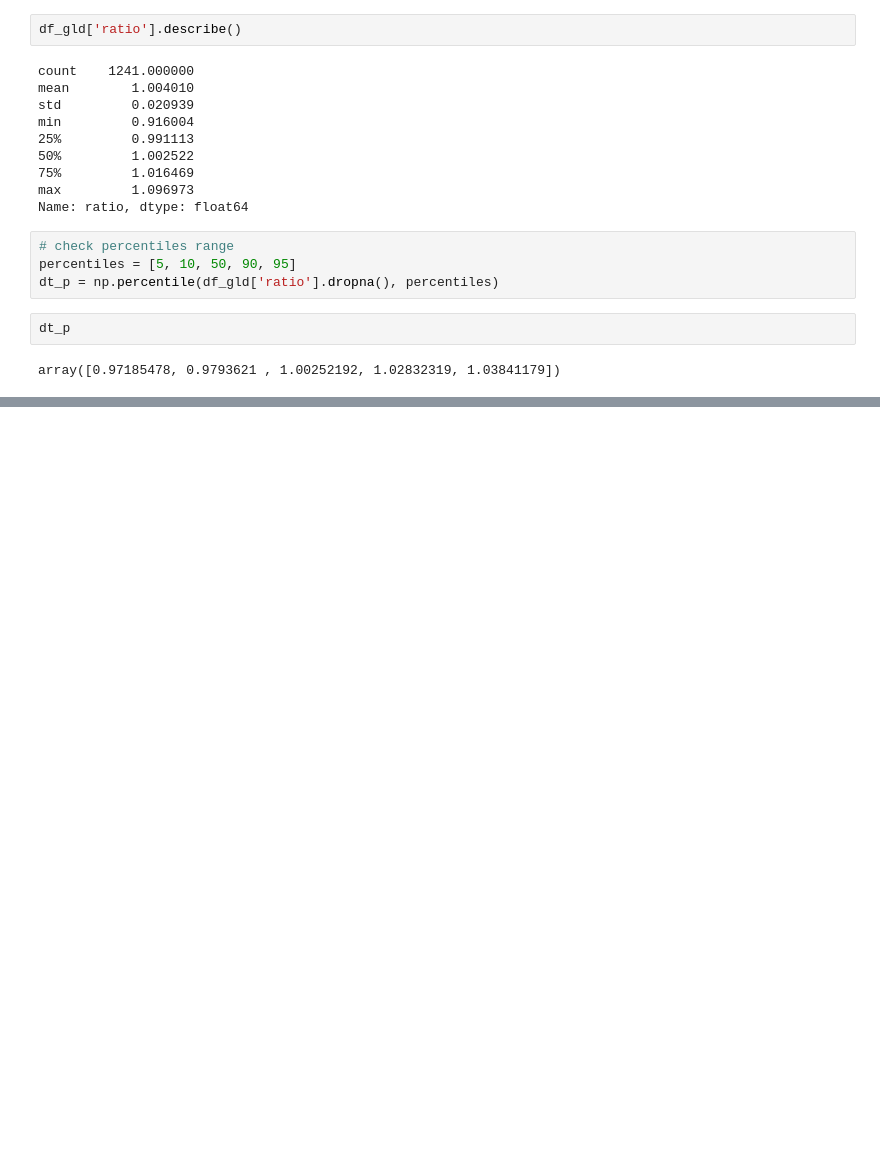
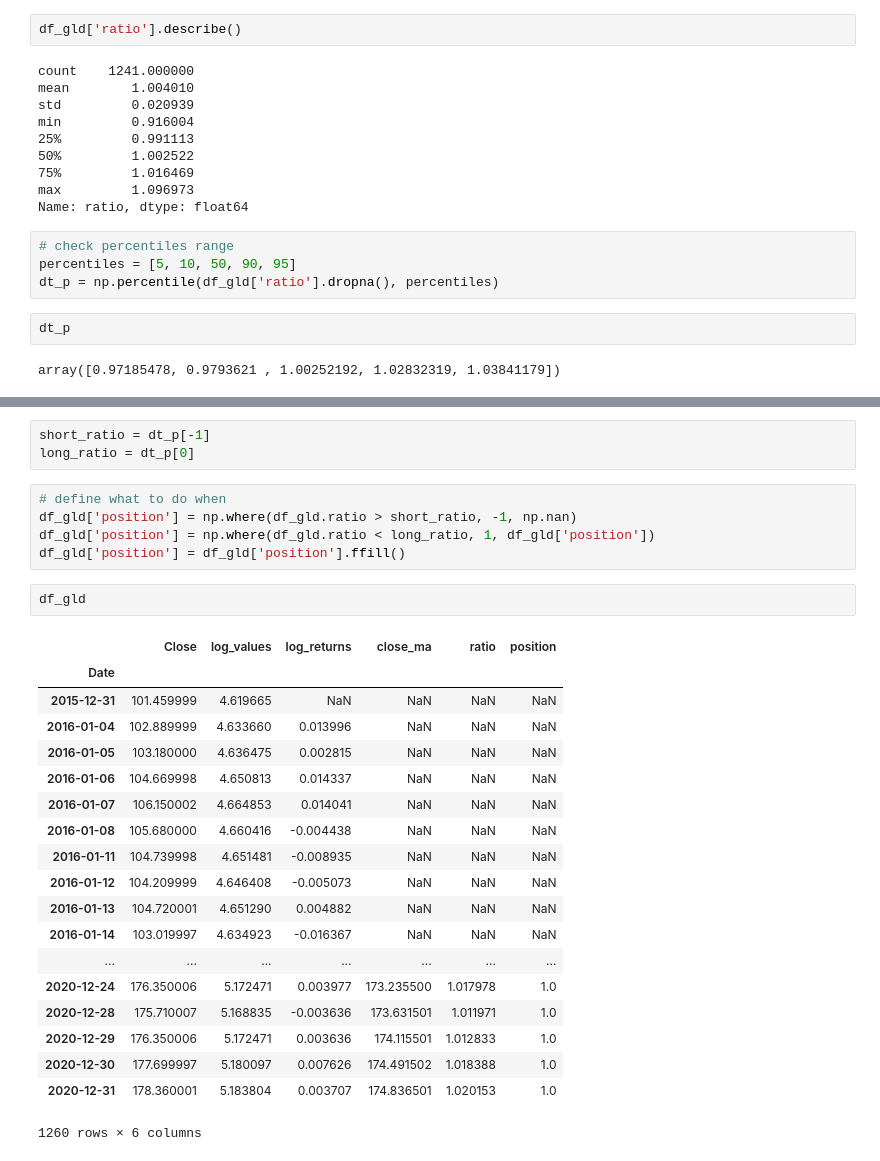
Before and after one commit to Karanpalshekhawat/short-trading-strategy-notebooks, a Jupyter notebook: Mean-reversion-trading-strategy.ipynb, the cells around one changed output, grey strips where cells are left out. Drawn from its saved outputs; the diff is of its cells as text; blank space fills up the shorter version.

Commit message:
Condition added for long and short position

```diff
--- a/Mean-reversion-trading-strategy.ipynb
+++ b/Mean-reversion-trading-strategy.ipynb
@@ -51,0 +55,30 @@ plt.axhline(p[0], c = (0.5, 0.5, ))
+# %%
+short_ratio = dt_p[-1]
+long_ratio = dt_p[0]
+# %%
+# define what to do when
+df_gld['position'] = np.where(df_gld.ratio > short_ratio, -1, np.nan)
+df_gld['position'] = np.where(df_gld.ratio < long_ratio, 1, df_gld['position'])
+df_gld['position'] = df_gld['position'].ffill()
+# %%
+df_gld
+# %% [output]
+|  | Close | log_values | log_returns | close_ma | ratio | position |
+| Date |  |  |  |  |  |  |
+| 2015-12-31 | 101.459999 | 4.619665 | NaN | NaN | NaN | NaN |
+| 2016-01-04 | 102.889999 | 4.633660 | 0.013996 | NaN | NaN | NaN |
+| 2016-01-05 | 103.180000 | 4.636475 | 0.002815 | NaN | NaN | NaN |
+| 2016-01-06 | 104.669998 | 4.650813 | 0.014337 | NaN | NaN | NaN |
+| 2016-01-07 | 106.150002 | 4.664853 | 0.014041 | NaN | NaN | NaN |
+| 2016-01-08 | 105.680000 | 4.660416 | -0.004438 | NaN | NaN | NaN |
+| 2016-01-11 | 104.739998 | 4.651481 | -0.008935 | NaN | NaN | NaN |
+| 2016-01-12 | 104.209999 | 4.646408 | -0.005073 | NaN | NaN | NaN |
+| 2016-01-13 | 104.720001 | 4.651290 | 0.004882 | NaN | NaN | NaN |
+| 2016-01-14 | 103.019997 | 4.634923 | -0.016367 | NaN | NaN | NaN |
+| ... | ... | ... | ... | ... | ... | ... |
+| 2020-12-24 | 176.350006 | 5.172471 | 0.003977 | 173.235500 | 1.017978 | 1.0 |
+| 2020-12-28 | 175.710007 | 5.168835 | -0.003636 | 173.631501 | 1.011971 | 1.0 |
+| 2020-12-29 | 176.350006 | 5.172471 | 0.003636 | 174.115501 | 1.012833 | 1.0 |
+| 2020-12-30 | 177.699997 | 5.180097 | 0.007626 | 174.491502 | 1.018388 | 1.0 |
+| 2020-12-31 | 178.360001 | 5.183804 | 0.003707 | 174.836501 | 1.020153 | 1.0 |
+1260 rows × 6 columns
```
Also changed, not shown: parts of 1 cell of this notebook.
